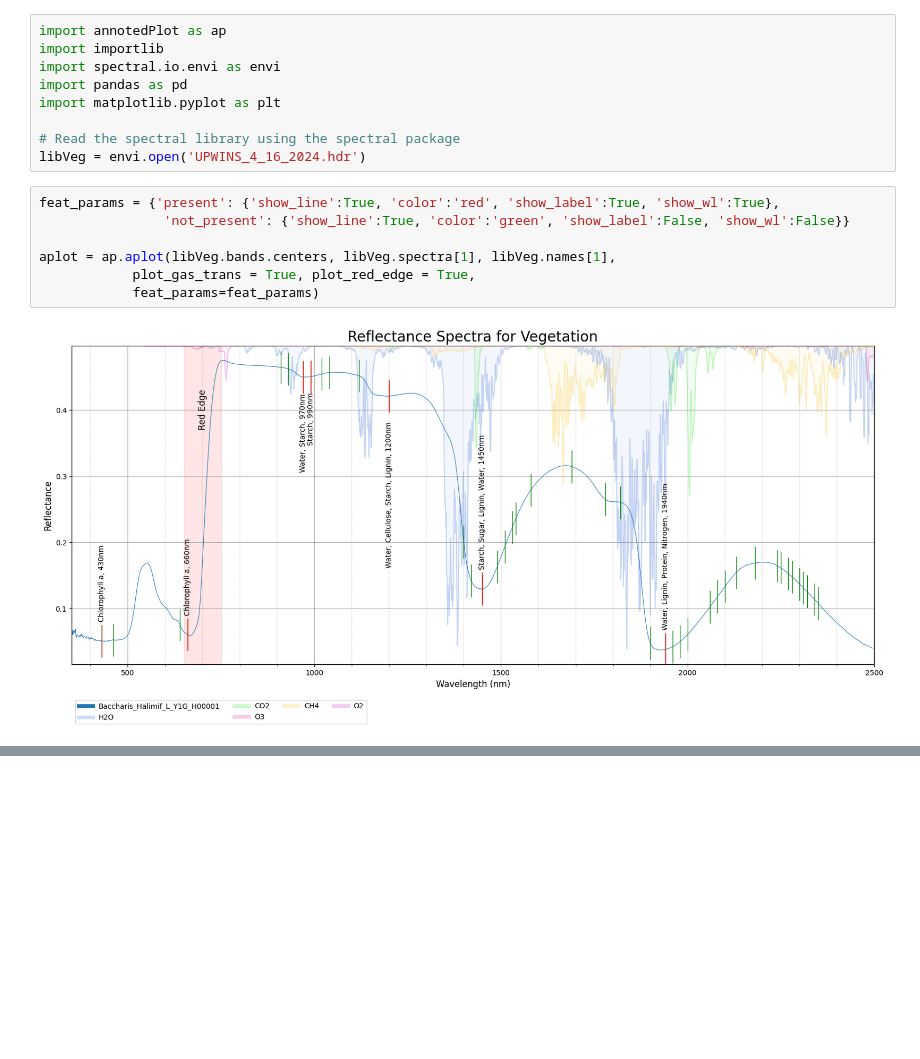
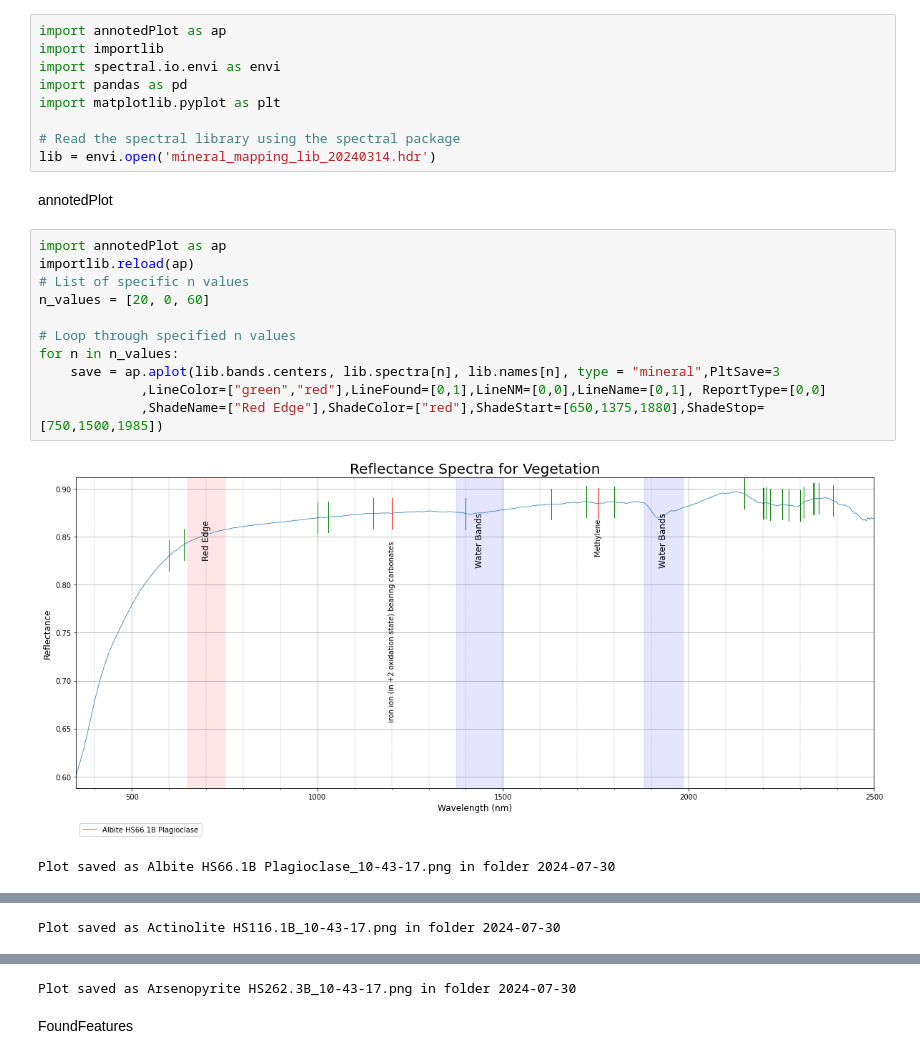
Before and after one commit to abasener/SpectralFeatures, a Jupyter notebook: ExampleCall.ipynb, the cells around one changed output, grey strips where cells are left out. Saved outputs shown, nothing was run; the diff lists cells and outputs as text; blank space fills up the shorter version.

```diff
--- a/ExampleCall.ipynb
+++ b/ExampleCall.ipynb
@@ -6,13 +6,20 @@ import pandas as pd
 import matplotlib.pyplot as plt
 
 # Read the spectral library using the spectral package
-libVeg = envi.open('UPWINS_4_16_2024.hdr')
+lib = envi.open('mineral_mapping_lib_20240314.hdr')
-# %%
-feat_params = {'present': {'show_line':True, 'color':'red', 'show_label':True, 'show_wl':True},
-                'not_present': {'show_line':True, 'color':'green', 'show_label':False, 'show_wl':False}}
-
-aplot = ap.aplot(libVeg.bands.centers, libVeg.spectra[1], libVeg.names[1],
-            plot_gas_trans = True, plot_red_edge = True,
-            feat_params=feat_params)
-# %% [output]
-[figure, removed]
+# %% [markdown]
+annotedPlot
+# %%
+import annotedPlot as ap
+importlib.reload(ap)
+# List of specific n values
+n_values = [20, 0, 60]
+
+# Loop through specified n values
+for n in n_values:
+    save = ap.aplot(lib.bands.centers, lib.spectra[n], lib.names[n], type = "mineral",PltSave=3
+             ,LineColor=["green","red"],LineFound=[0,1],LineNM=[0,0],LineName=[0,1], ReportType=[0,0]
+             ,ShadeName=["Red Edge"],ShadeColor=["red"],ShadeStart=[650,1375,1880],ShadeStop=[750,1500,1985])
+# %% [output]
+[figure, added]
+Plot saved as Albite HS66.1B Plagioclase_10-43-17.png in folder 2024-07-30
@@ -18,0 +27 @@ aplot = ap.aplot(libVeg.bands.centers, libVeg.spectra[1], libVeg.names[1],
+Plot saved as Actinolite HS116.1B_10-43-17.png in folder 2024-07-30
@@ -19 +29,4 @@ aplot = ap.aplot(libVeg.bands.centers, libVeg.spectra[1], libVeg.names[1],
+Plot saved as Arsenopyrite HS262.3B_10-43-17.png in folder 2024-07-30
+# %% [markdown]
+FoundFeatures
 # %%
```
Also changed, not shown: parts of 2 cells of this notebook, 2 other files.
